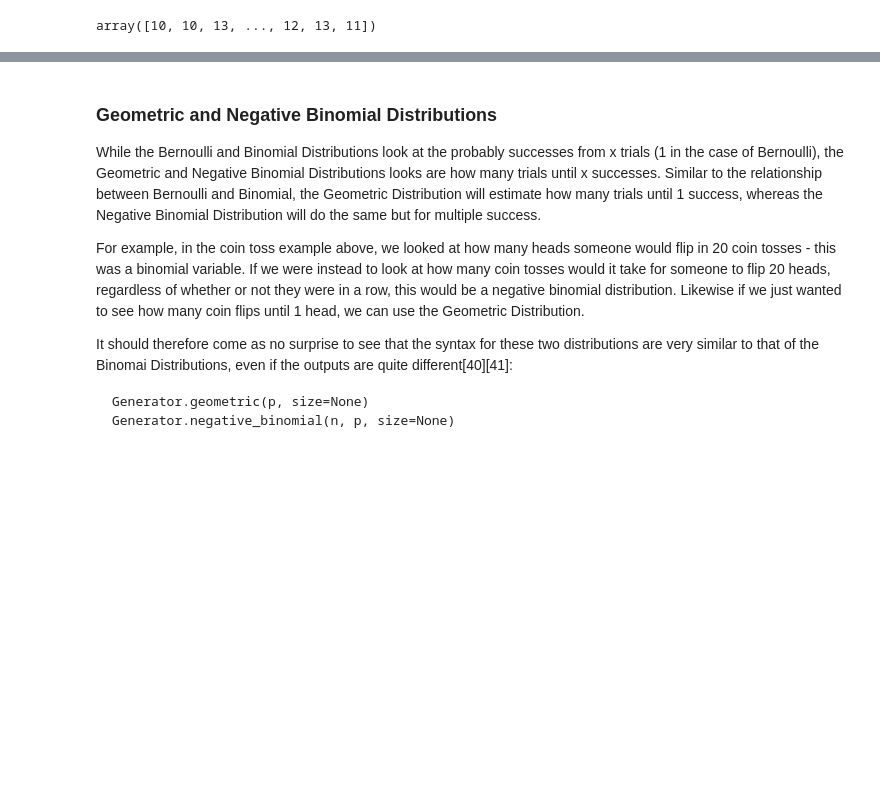
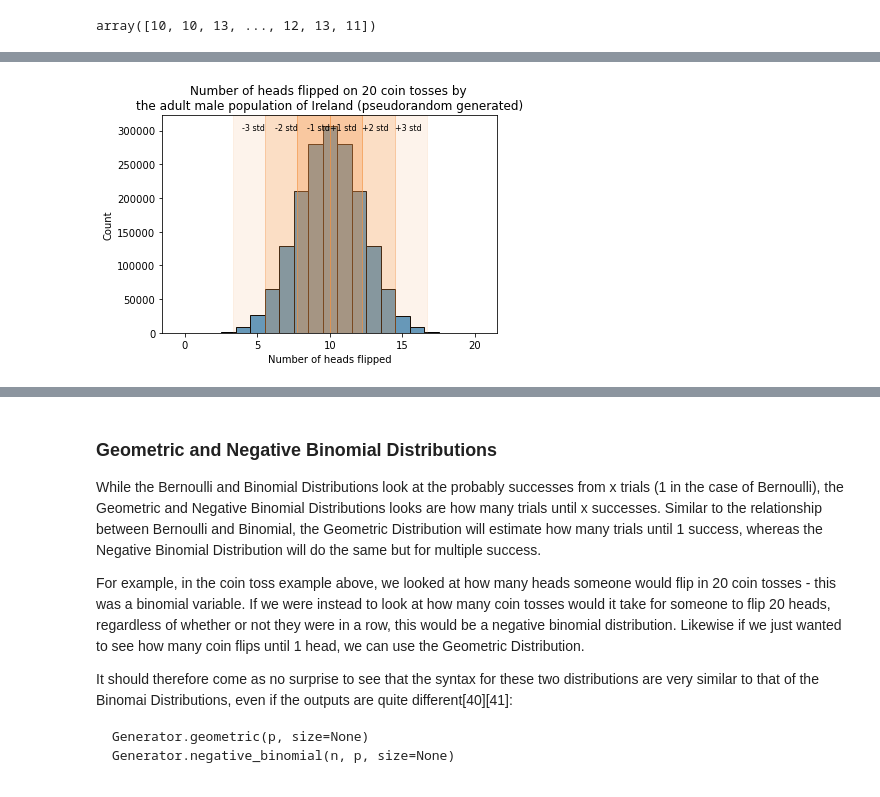
Before and after one commit to OtherBrian/pda-np.random, a Jupyter notebook: Numpy.Random.ipynb, the cells around one changed output, grey strips where cells are left out. Cells and saved outputs as stored; diff of their text form; code cells hidden in the pictures; blank space fills up the shorter version.

```diff
--- a/Numpy.Random.ipynb
+++ b/Numpy.Random.ipynb
@@ -1121,0 +1124,28 @@ The real question for our competition though, is did anyone get 20 heads in a ro
+# %%
+ax = hist_plotting(flips_ireland, 'Number of heads flipped','Count', "Number of heads flipped on 20 coin tosses by \nthe adult male population of Ireland (pseudorandom generated)", discrete = True);
+
+#Highlighting the section between the mean, and the mean + 1 standard deviation
+ax.axvspan(np.mean(flips_ireland),(np.mean(flips_ireland)+np.std(flips_ireland)), color='#F49342', alpha =0.5)
+ax.text(np.mean(flips_ireland),300000, "+1 std", color = 'black', ha='left',fontsize = 8)
+
+#Highlighting the section between the mean, and the mean - 1 standard deviation
+ax.axvspan(np.mean(flips_ireland),(np.mean(flips_ireland)-np.std(flips_ireland)), color='#F49342', alpha =0.5)
+ax.text(np.mean(flips_ireland),300000, "-1 std", color = 'black', ha='right', fontsize = 8)
+
+#Highlighting the section between the mean, and the mean + 2 standard deviations
+ax.axvspan(np.mean(flips_ireland)+np.std(flips_ireland),(np.mean(flips_ireland)+(2*np.std(flips_ireland))), color='#F49342', alpha =0.3)
+ax.text(np.mean(flips_ireland)+np.std(flips_ireland),300000, "+2 std", color = 'black', ha='left', fontsize = 8)
+
+#Highlighting the section between the mean, and the mean - 2 standard deviations
+ax.axvspan(np.mean(flips_ireland)-np.std(flips_ireland),(np.mean(flips_ireland)-(2*np.std(flips_ireland))), color='#F49342', alpha =0.3)
+ax.text(np.mean(flips_ireland)-np.std(flips_ireland),300000, "-2 std", color = 'black', ha='right', fontsize = 8);
+
+#Highlighting the section between the mean, and the mean + 3 standard deviations
+ax.axvspan(np.mean(flips_ireland) + (2 * np.std(flips_ireland)),(np.mean(flips_ireland)+(3*np.std(flips_ireland))), color='#F49342', alpha =0.1)
+ax.text(np.mean(flips_ireland) + (2 * np.std(flips_ireland)), 300000, "+3 std", color = 'black', ha='left', fontsize = 8)
+
+#Highlighting the section between the mean, and the mean - 3 standard deviations
+ax.axvspan(np.mean(flips_ireland)- (2 * np.std(flips_ireland)),(np.mean(flips_ireland)-(3*np.std(flips_ireland))), color='#F49342', alpha =0.1)
+ax.text(np.mean(flips_ireland)-(2 * np.std(flips_ireland)), 300000, "-3 std", color = 'black', ha='right', fontsize = 8);
+# %% [output]
+[figure, added]
```
Also changed, not shown: parts of 19 cells of this notebook.
